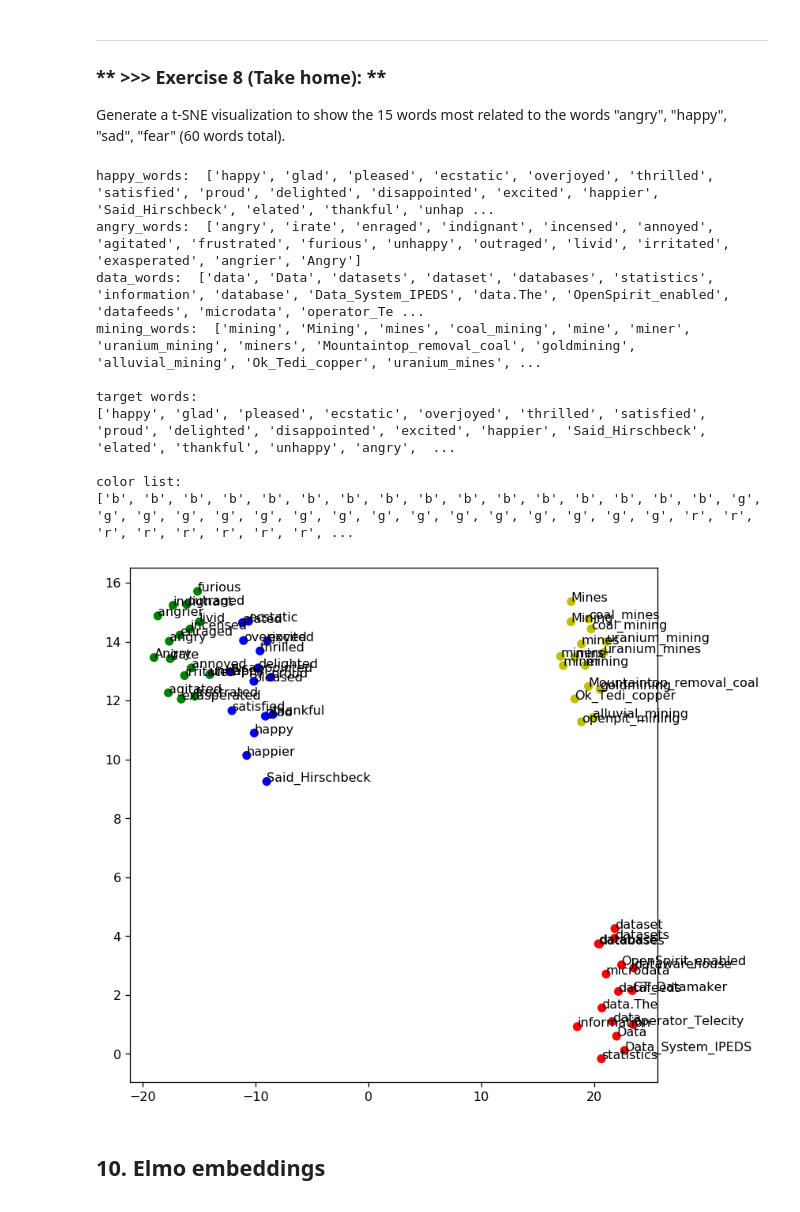
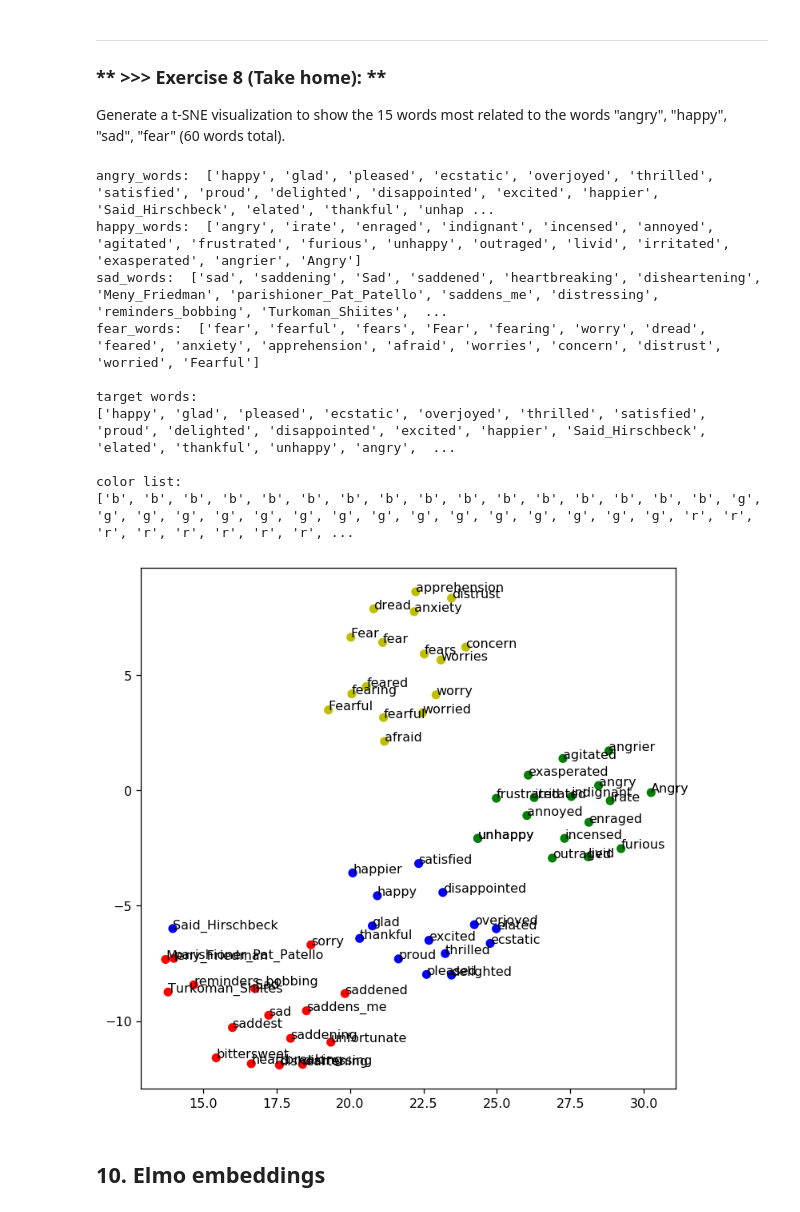
Before and after one commit to eugene08976/DM19-Lab2-Homework, a Jupyter notebook: DM19_Lab2_Master.ipynb, the cells around one changed output. Saved outputs shown, nothing was run; the diff lists cells and outputs as text; code cells hidden in the pictures.

Commit message:
take home done

```diff
--- a/DM19_Lab2_Master.ipynb
+++ b/DM19_Lab2_Master.ipynb
@@ -938,9 +453,0 @@ more details: https://radimrehurek.com/gensim/models/keyedvectors.html
-# %%
-from gensim.models import KeyedVectors
-
-## Note: this model is very huge, this will take some time ...
-model_path = "GoogleNews/GoogleNews-vectors-negative300.bin.gz"
-w2v_google_model = KeyedVectors.load_word2vec_format(model_path, binary=True)
-print('load ok')
-
-w2v_google_model.most_similar('happy', topn=10)
@@ -1166,20 +471,23 @@ plt.show()
 
 Generate a t-SNE visualization to show the 15 words most related to the words "angry", "happy", "sad", "fear" (60 words total).
 # %%
-word_list = ['happy', 'angry', 'sad', 'fear']
+# Answer for exercise 8
+word_list = ['angry', 'happy', 'sad', 'fear']
 
 topn = 15
-happy_words = ['happy'] + [word_ for word_, sim_ in w2v_google_model.most_similar('happy', topn=topn)]
-angry_words = ['angry'] + [word_ for word_, sim_ in w2v_google_model.most_similar('angry', topn=topn)]
-data_words = ['data'] + [word_ for word_, sim_ in w2v_google_model.most_similar('data', topn=topn)]
-mining_words = ['mining'] + [word_ for word_, sim_ in w2v_google_model.most_similar('mining', topn=topn)]
 
+happy_words = ['angry'] + [word_ for word_, sim_ in w2v_google_model.most_similar('angry', topn=topn)]
+angry_words = ['happy'] + [word_ for word_, sim_ in w2v_google_model.most_similar('happy', topn=topn)]
+sad_words = ['sad'] + [word_ for word_, sim_ in w2v_google_model.most_similar('sad', topn=topn)]
+fear_words = ['fear'] + [word_ for word_, sim_ in w2v_google_model.most_similar('fear', topn=topn)]
+
+print('angry_words: ', angry_words)
 print('happy_words: ', happy_words)
-print('angry_words: ', angry_words)
-print('data_words: ', data_words)
-print('mining_words: ', mining_words)
+print('sad_words: ', sad_words)
+print('fear_words: ', fear_words)
 
-target_words = happy_words + angry_words + data_words + mining_words
+target_words = angry_words + happy_words + sad_words + fear_words
+
 print('\ntarget words: ')
 print(target_words)
 
@@ -1189,38 +497,38 @@ color = ['b'] * cn + ['g'] * cn + ['r'] * cn + ['y'] * cn
 print(color)
 ## w2v model
 model = w2v_google_model
 
 ## prepare training word vectors
 size = 200
 target_size = len(target_words)
 all_word = list(model.vocab.keys())
 word_train = target_words + all_word[:size]
 X_train = model[word_train]
 
 ## t-SNE model
 tsne = TSNE(n_components=2, metric='cosine', random_state=28)
 
 ## training
 X_tsne = tsne.fit_transform(X_train)
 
 ## plot the result
 plt.figure(figsize=(7.5, 7.5), dpi=115)
 plt.scatter(X_tsne[:target_size, 0], X_tsne[:target_size, 1], c=color)
 for label, x, y in zip(target_words, X_tsne[:target_size, 0], X_tsne[:target_size, 1]):
     plt.annotate(label, xy=(x,y), xytext=(0,0),  textcoords='offset points')
 plt.show()
 # %% [output]
-happy_words:  ['happy', 'glad', 'pleased', 'ecstatic', 'overjoyed', 'thrilled', 'satisfied', 'proud', 'delighted', 'disappointed', 'excited', 'happier', 'Said_Hirschbeck', 'elated', 'thankful', 'unhap ...
-angry_words:  ['angry', 'irate', 'enraged', 'indignant', 'incensed', 'annoyed', 'agitated', 'frustrated', 'furious', 'unhappy', 'outraged', 'livid', 'irritated', 'exasperated', 'angrier', 'Angry']
-data_words:  ['data', 'Data', 'datasets', 'dataset', 'databases', 'statistics', 'information', 'database', 'Data_System_IPEDS', 'data.The', 'OpenSpirit_enabled', 'datafeeds', 'microdata', 'operator_Te ...
-mining_words:  ['mining', 'Mining', 'mines', 'coal_mining', 'mine', 'miner', 'uranium_mining', 'miners', 'Mountaintop_removal_coal', 'goldmining', 'alluvial_mining', 'Ok_Tedi_copper', 'uranium_mines', ...
+angry_words:  ['happy', 'glad', 'pleased', 'ecstatic', 'overjoyed', 'thrilled', 'satisfied', 'proud', 'delighted', 'disappointed', 'excited', 'happier', 'Said_Hirschbeck', 'elated', 'thankful', 'unhap ...
+happy_words:  ['angry', 'irate', 'enraged', 'indignant', 'incensed', 'annoyed', 'agitated', 'frustrated', 'furious', 'unhappy', 'outraged', 'livid', 'irritated', 'exasperated', 'angrier', 'Angry']
+sad_words:  ['sad', 'saddening', 'Sad', 'saddened', 'heartbreaking', 'disheartening', 'Meny_Friedman', 'parishioner_Pat_Patello', 'saddens_me', 'distressing', 'reminders_bobbing', 'Turkoman_Shiites',  ...
+fear_words:  ['fear', 'fearful', 'fears', 'Fear', 'fearing', 'worry', 'dread', 'feared', 'anxiety', 'apprehension', 'afraid', 'worries', 'concern', 'distrust', 'worried', 'Fearful']
 
 target words:
 ['happy', 'glad', 'pleased', 'ecstatic', 'overjoyed', 'thrilled', 'satisfied', 'proud', 'delighted', 'disappointed', 'excited', 'happier', 'Said_Hirschbeck', 'elated', 'thankful', 'unhappy', 'angry',  ...
 
 color list:
 ['b', 'b', 'b', 'b', 'b', 'b', 'b', 'b', 'b', 'b', 'b', 'b', 'b', 'b', 'b', 'b', 'g', 'g', 'g', 'g', 'g', 'g', 'g', 'g', 'g', 'g', 'g', 'g', 'g', 'g', 'g', 'g', 'r', 'r', 'r', 'r', 'r', 'r', 'r', 'r', ...
-[figure, old version]
+[figure, new version]
 # %% [markdown]
 ## 10. Elmo embeddings
 # %% [markdown]
```
Also changed, not shown: parts of 119 cells of this notebook, 2 other files.
